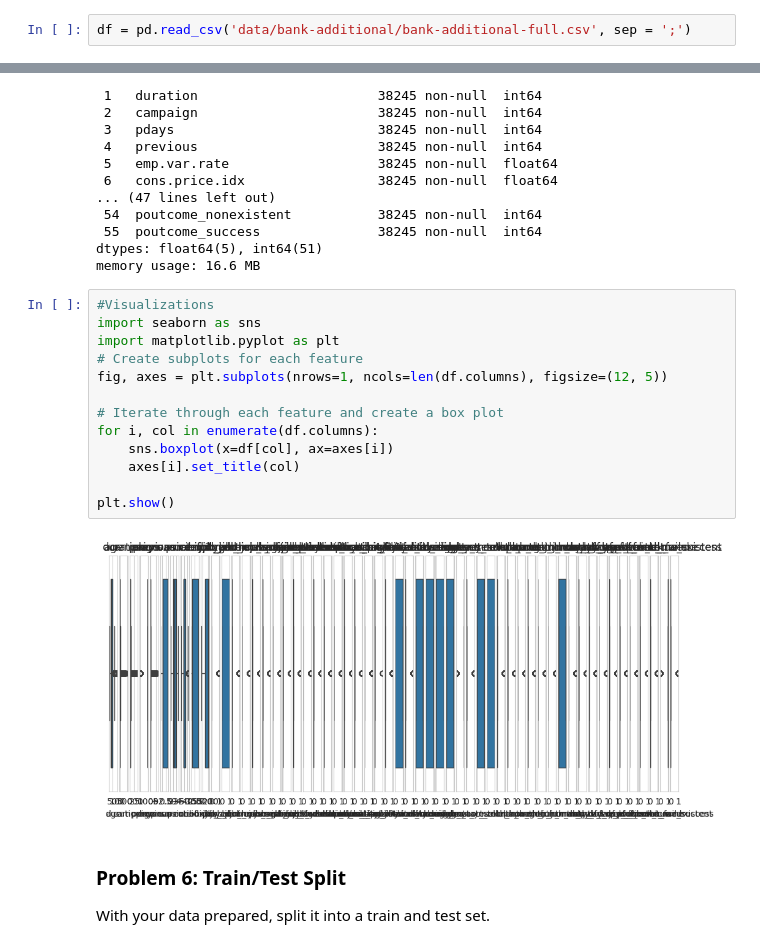
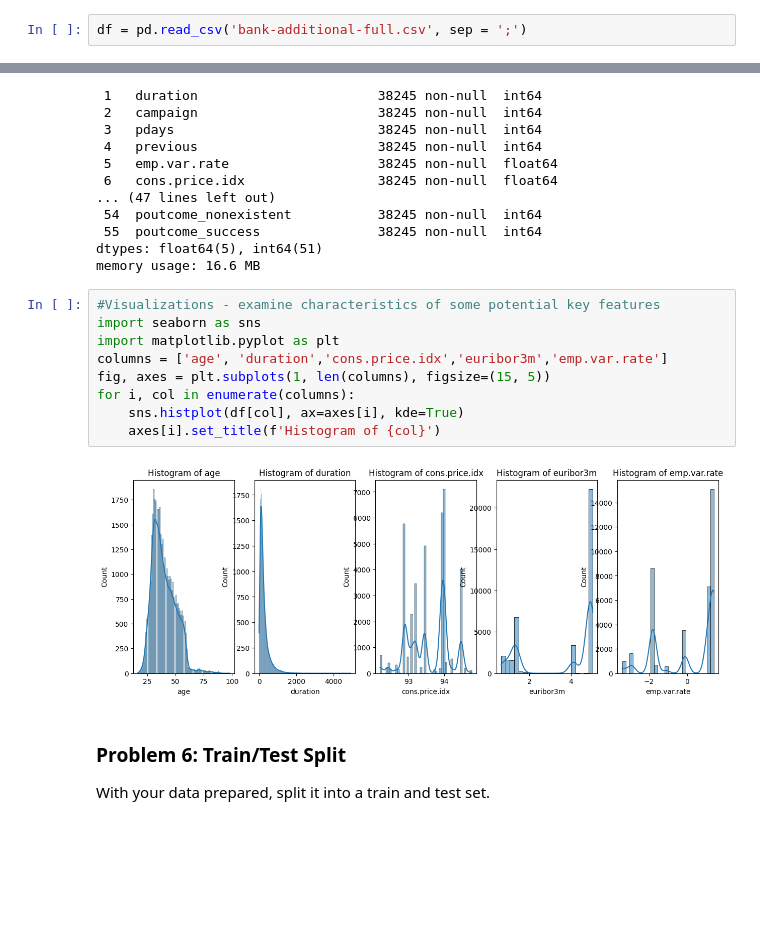
Before and after one commit to VMI1997/UCB-Module-17, a Jupyter notebook: Pract_App_Linderman.ipynb, the cells around one changed output, grey strips where cells are left out. Cells and saved outputs as stored; diff of their text form; blank space fills up the shorter version.

```diff
--- a/Pract_App_Linderman.ipynb
+++ b/Pract_App_Linderman.ipynb
@@ -24,7 +24,7 @@ Use pandas to read in the dataset `bank-additional-full.csv` and assign to a mea
 # %%
 import pandas as pd
 # %%
-df = pd.read_csv('data/bank-additional/bank-additional-full.csv', sep = ';')
+df = pd.read_csv('bank-additional-full.csv', sep = ';')
 # %%
 df.head()
 # %% [output]
@@ -147,20 +147,16 @@ Data columns (total 56 columns):
 dtypes: float64(5), int64(51)
 memory usage: 16.6 MB
 # %%
-#Visualizations
+#Visualizations - examine characteristics of some potential key features
 import seaborn as sns
 import matplotlib.pyplot as plt
-# Create subplots for each feature
-fig, axes = plt.subplots(nrows=1, ncols=len(df.columns), figsize=(12, 5))
-
-# Iterate through each feature and create a box plot
-for i, col in enumerate(df.columns):
-    sns.boxplot(x=df[col], ax=axes[i])
-    axes[i].set_title(col)
-
-plt.show()
+columns = ['age', 'duration','cons.price.idx','euribor3m','emp.var.rate']
+fig, axes = plt.subplots(1, len(columns), figsize=(15, 5))
+for i, col in enumerate(columns):
+    sns.histplot(df[col], ax=axes[i], kde=True)
+    axes[i].set_title(f'Histogram of {col}')
 # %% [output]
-[figure, old version]
+[figure, new version]
 # %% [markdown]
 ### Problem 6: Train/Test Split
 
```
Also changed, not shown: parts of 4 cells of this notebook.
